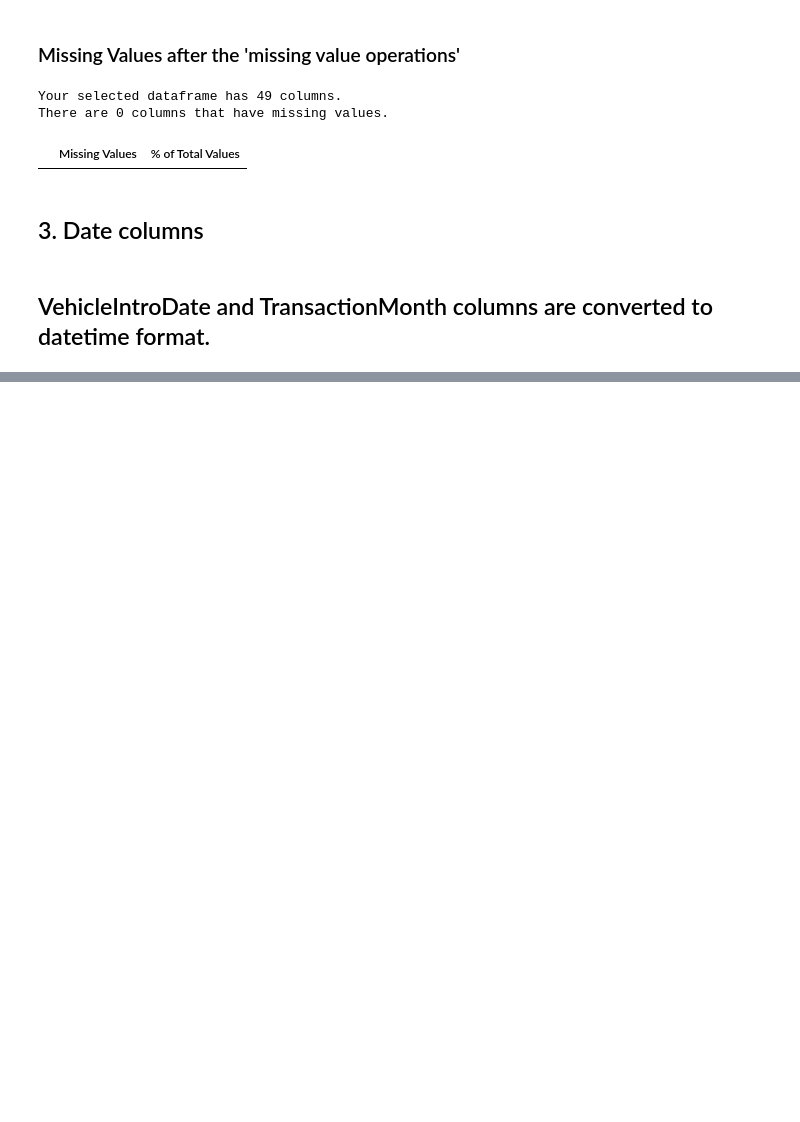
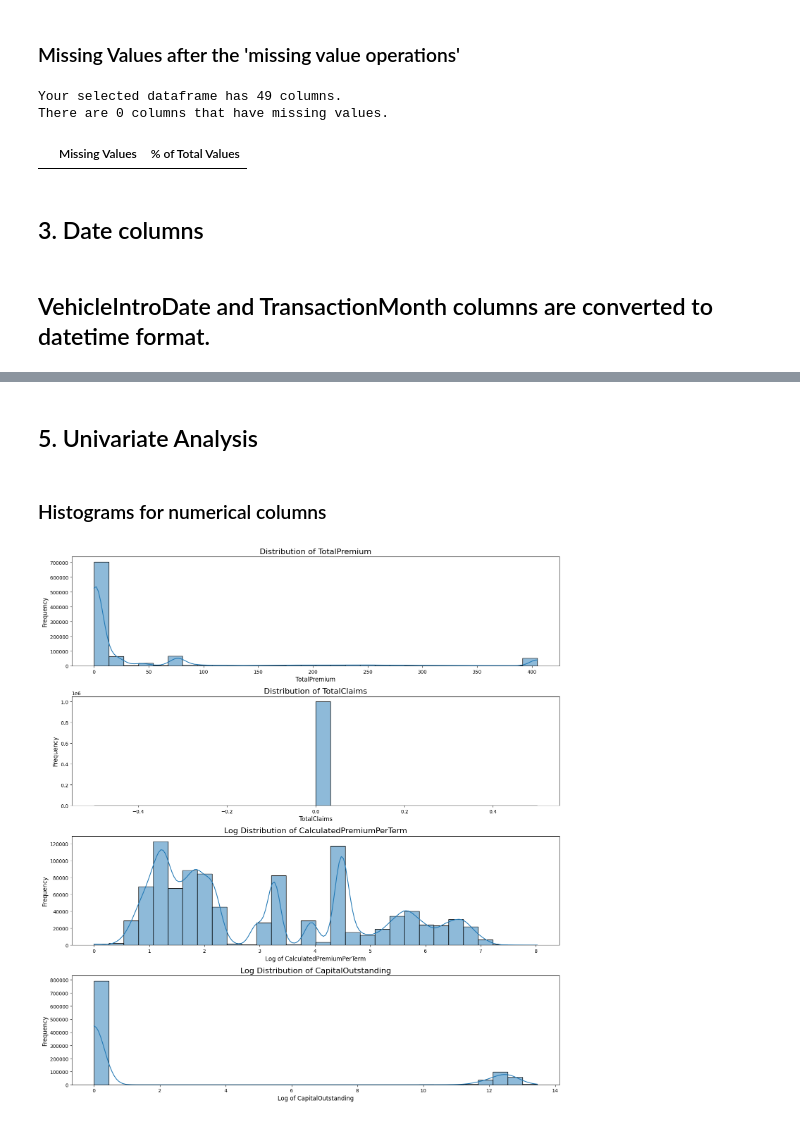
Before and after one commit to Alpha-Mintamir/Insurance-Claim-Analytics, a Jupyter notebook: notebooks/analysis.ipynb, the cells around one changed output, grey strips where cells are left out. Saved outputs shown, nothing was run; the diff lists cells and outputs as text; code cells hidden in the pictures; blank space fills up the shorter version.

```diff
--- a/notebooks/analysis.ipynb
+++ b/notebooks/analysis.ipynb
@@ -164,0 +232,9 @@ df['TransactionMonthFormatted'] = df['TransactionMonth'].dt.to_period('M')
+# %% [markdown]
+## 5. Univariate Analysis
+# %% [markdown]
+### Histograms for numerical columns
+# %%
+univariate_num_columns = ['TotalPremium','TotalClaims','CalculatedPremiumPerTerm', 'CapitalOutstanding']
+plot_histograms(df, univariate_num_columns)
+# %% [output]
+[figure, added]
```
Also changed, not shown: parts of 11 cells of this notebook, 1 other file.
